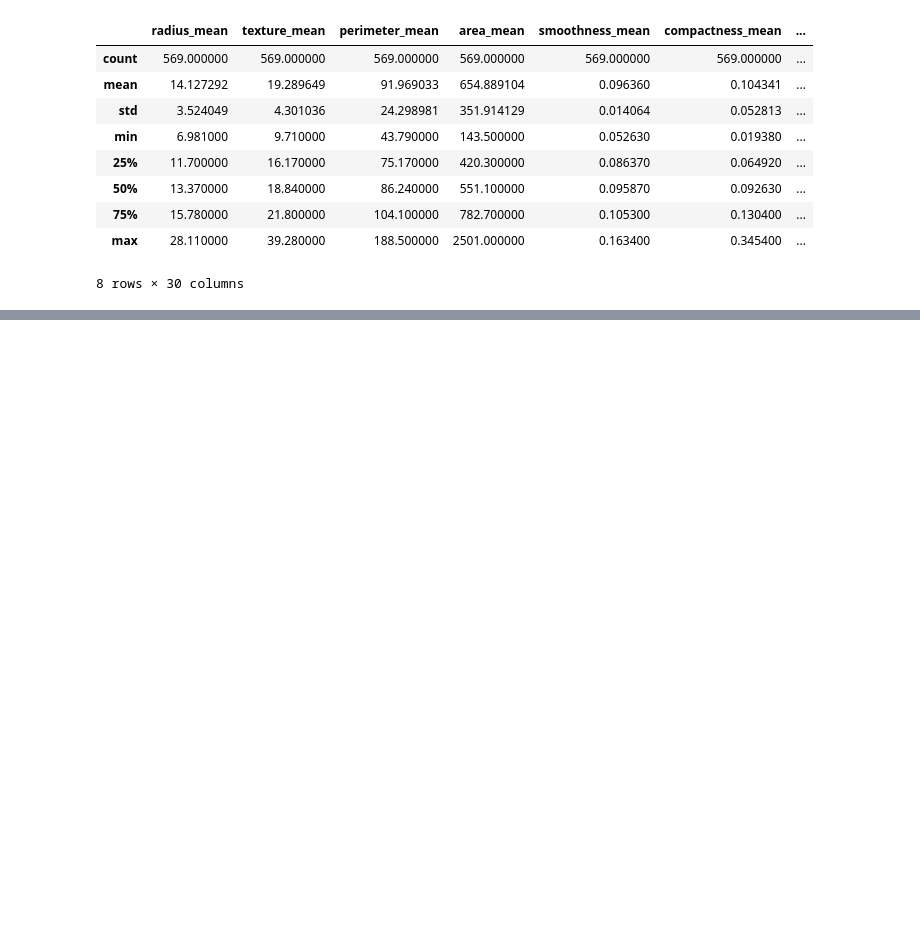
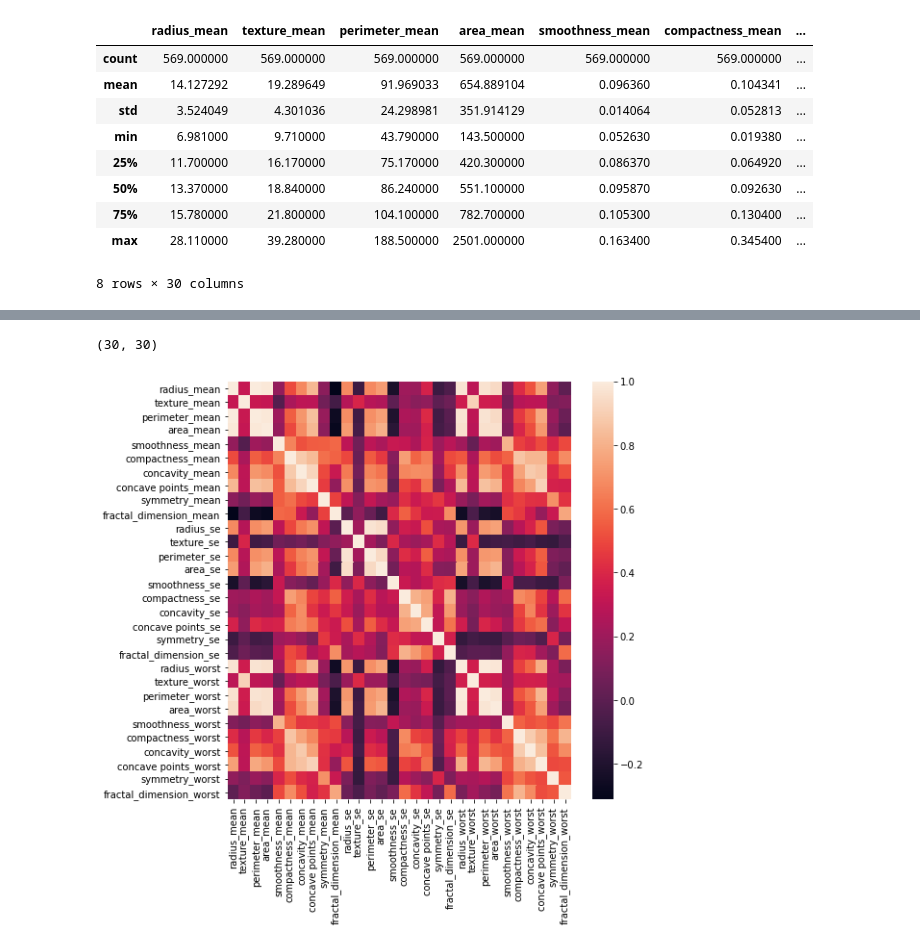
Before and after one commit to snehalshinde16/LetsUpgrade-AI-ML-Project, a Jupyter notebook: ML__Breast_Cancer_Prediction.ipynb, the cells around one changed output, grey strips where cells are left out. Saved outputs shown, nothing was run; the diff lists cells and outputs as text; code cells hidden in the pictures; blank space fills up the shorter version.

```diff
--- a/ML__Breast_Cancer_Prediction.ipynb
+++ b/ML__Breast_Cancer_Prediction.ipynb
@@ -187,0 +192,4 @@ df.describe()
+# %%
+# Correlation Plot
+corr = df.corr()
+corr
@@ -187,0 +215,9 @@ df.describe()
+# %%
+corr.shape
+# %% [output]
+(30, 30)
+# %%
+plt.figure(figsize=(8,8))
+sns.heatmap(corr);
+# %% [output]
+[figure, added]
```
Also changed, not shown: parts of 52 cells of this notebook.
